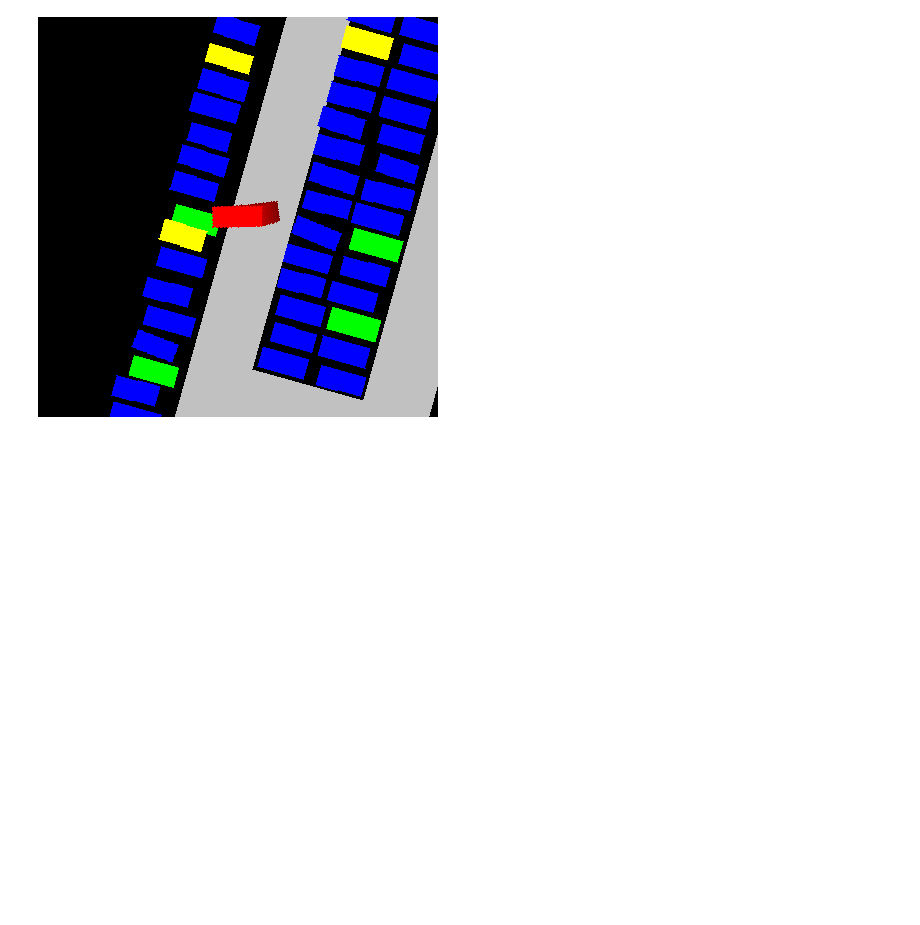
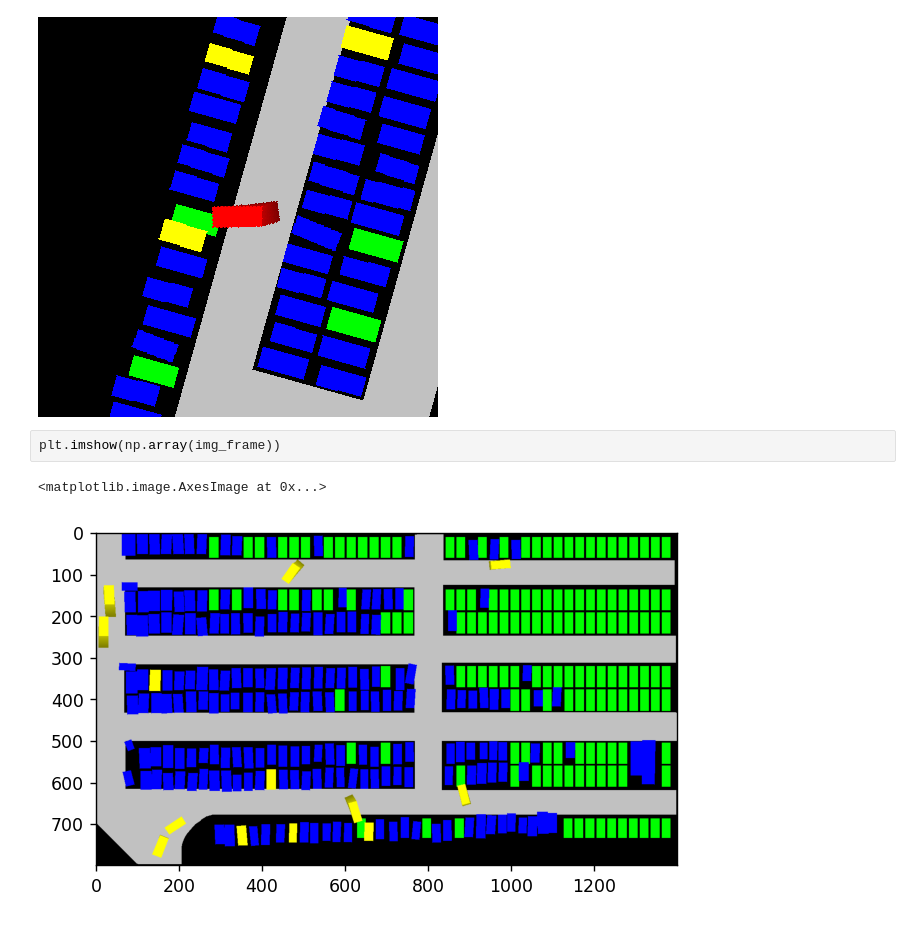
Before and after one commit to XuShenLZ/ParkSim, a Jupyter notebook: intent_predict/cnnV2/data_processing/data_experimentation.ipynb, the cells around one changed output. Cells and saved outputs as stored; diff of their text form; blank space fills up the shorter version.

```diff
--- a/intent_predict/cnnV2/data_processing/data_experimentation.ipynb
+++ b/intent_predict/cnnV2/data_processing/data_experimentation.ipynb
@@ -35,6 +32,11 @@ img = extractor.vis.inst_centric(img_frame, inst_token)
 display(img)
 # %% [output]
 [figure]
+# %%
+plt.imshow(np.array(img_frame))
+# %% [output]
+<matplotlib.image.AxesImage at 0x...>
+[figure, added]
 # %%
 
 all_spots = extractor.get_parking_spots_from_instance(inst_token, frame)
```
Also changed, not shown: parts of 2 cells of this notebook, 3 other files.
